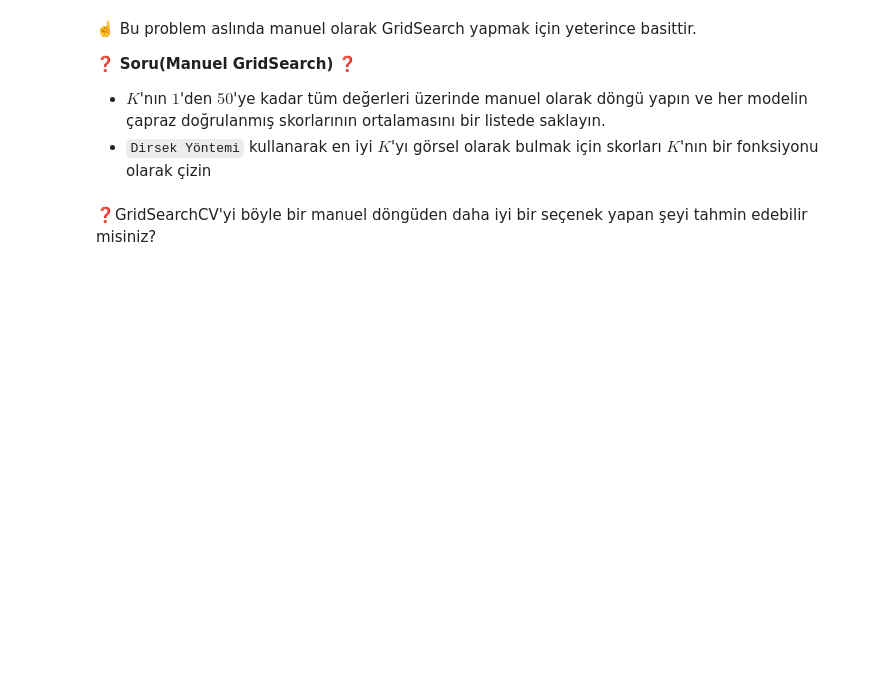
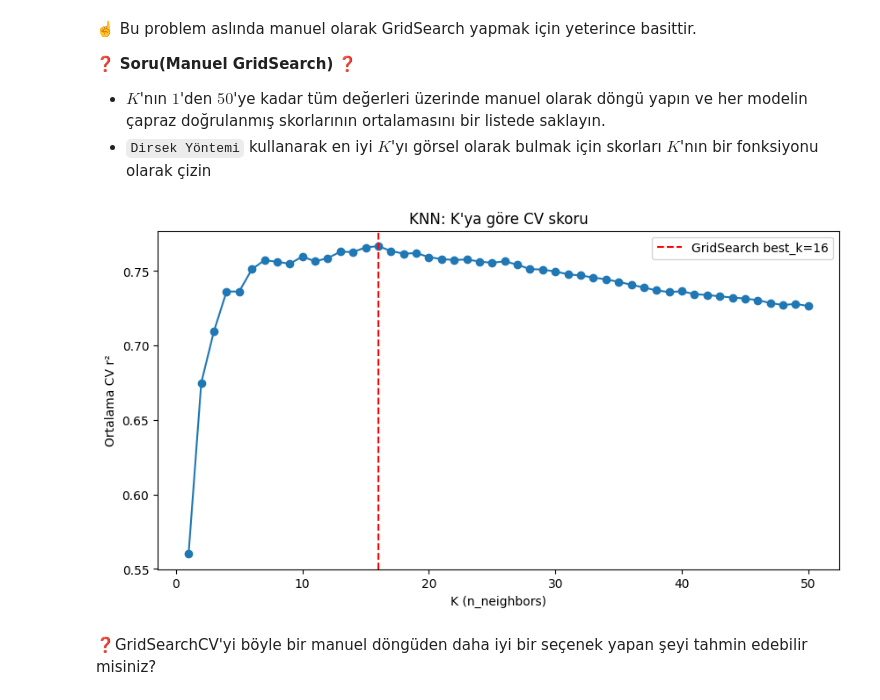
Before and after one commit to icedemirkaano/D16D5-S-data-workflow, a Jupyter notebook: Workflow.ipynb, the cells around one changed output. Cells and saved outputs as stored; diff of their text form; code cells hidden in the pictures; blank space fills up the shorter version.

```diff
--- a/Workflow.ipynb
+++ b/Workflow.ipynb
@@ -198,3 +196,24 @@ git push origin master
+# %%
+import matplotlib.pyplot as plt
+
+k_values = list(range(1, 51))
+mean_scores = []
+
+for k in k_values:
+    scores = cross_val_score(KNeighborsRegressor(n_neighbors=k),
+                             X_train_scaled, y_train, cv=5, n_jobs=-1)
+    mean_scores.append(scores.mean())
+
+plt.figure(figsize=(10, 5))
+plt.plot(k_values, mean_scores, marker="o")
+plt.axvline(best_k, color="red", linestyle="--", label=f"GridSearch best_k={best_k}")
+plt.xlabel("K (n_neighbors)")
+plt.ylabel("Ortalama CV r²")
+plt.title("KNN: K'ya göre CV skoru")
+plt.legend()
+plt.show()
+# %% [output]
+[figure, added]
 # %% [markdown]
 ❓GridSearchCV'yi böyle bir manuel döngüden daha iyi bir seçenek yapan şeyi tahmin edebilir misiniz?
 # %% [markdown]
```
Also changed, not shown: parts of 16 cells of this notebook.
